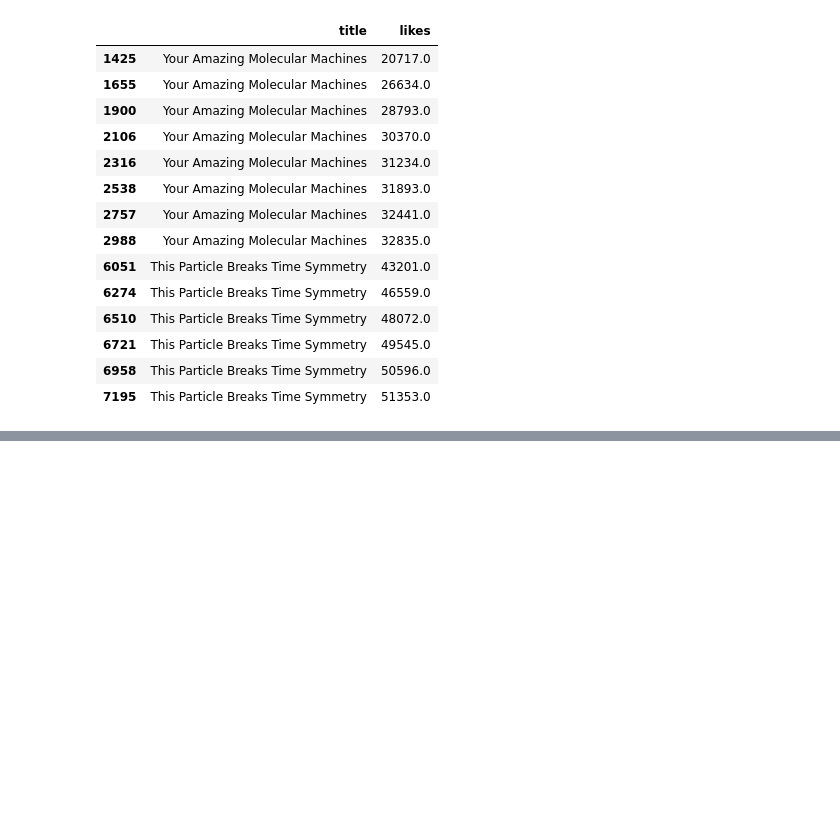
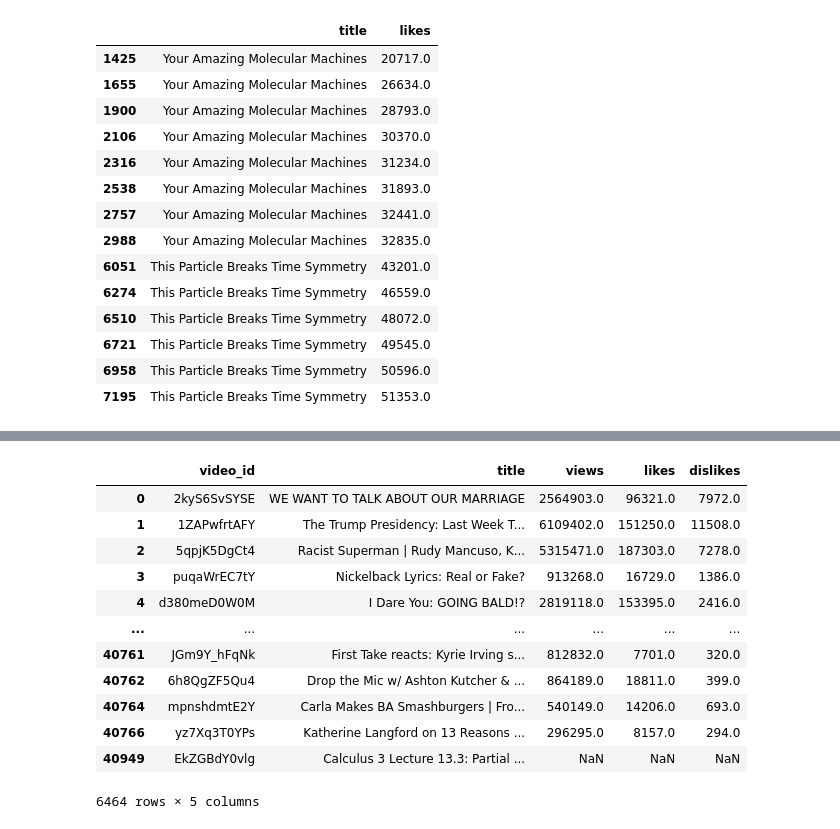
Before and after one commit to stevenkhwun/Python_Notes, a Jupyter notebook: Pandas_SQL-queries.ipynb, the cells around one changed output, grey strips where cells are left out. Saved outputs shown, nothing was run; the diff lists cells and outputs as text; code cells hidden in the pictures; blank space fills up the shorter version.

```diff
--- a/Pandas_SQL-queries.ipynb
+++ b/Pandas_SQL-queries.ipynb
@@ -651,0 +778,16 @@ df.loc[df['channel_title'] == 'Veritasium', ['title', 'likes']]
+# %%
+df_titles.join(df_stats.set_index('video_id'), on='video_id', how='left')
+# %% [output]
+|  | video_id | title | views | likes | dislikes |
+| 0 | 2kyS6SvSYSE | WE WANT TO TALK ABOUT OUR MARRIAGE | 2564903.0 | 96321.0 | 7972.0 |
+| 1 | 1ZAPwfrtAFY | The Trump Presidency: Last Week T... | 6109402.0 | 151250.0 | 11508.0 |
+| 2 | 5qpjK5DgCt4 | Racist Superman | Rudy Mancuso, K... | 5315471.0 | 187303.0 | 7278.0 |
+| 3 | puqaWrEC7tY | Nickelback Lyrics: Real or Fake? | 913268.0 | 16729.0 | 1386.0 |
+| 4 | d380meD0W0M | I Dare You: GOING BALD!? | 2819118.0 | 153395.0 | 2416.0 |
+| ... | ... | ... | ... | ... | ... |
+| 40761 | JGm9Y_hFqNk | First Take reacts: Kyrie Irving s... | 812832.0 | 7701.0 | 320.0 |
+| 40762 | 6h8QgZF5Qu4 | Drop the Mic w/ Ashton Kutcher & ... | 864189.0 | 18811.0 | 399.0 |
+| 40764 | mpnshdmtE2Y | Carla Makes BA Smashburgers | Fro... | 540149.0 | 14206.0 | 693.0 |
+| 40766 | yz7Xq3T0YPs | Katherine Langford on 13 Reasons ... | 296295.0 | 8157.0 | 294.0 |
+| 40949 | EkZGBdY0vlg | Calculus 3 Lecture 13.3: Partial ... | NaN | NaN | NaN |
+6464 rows × 5 columns
```
Also changed, not shown: parts of 13 cells of this notebook.
